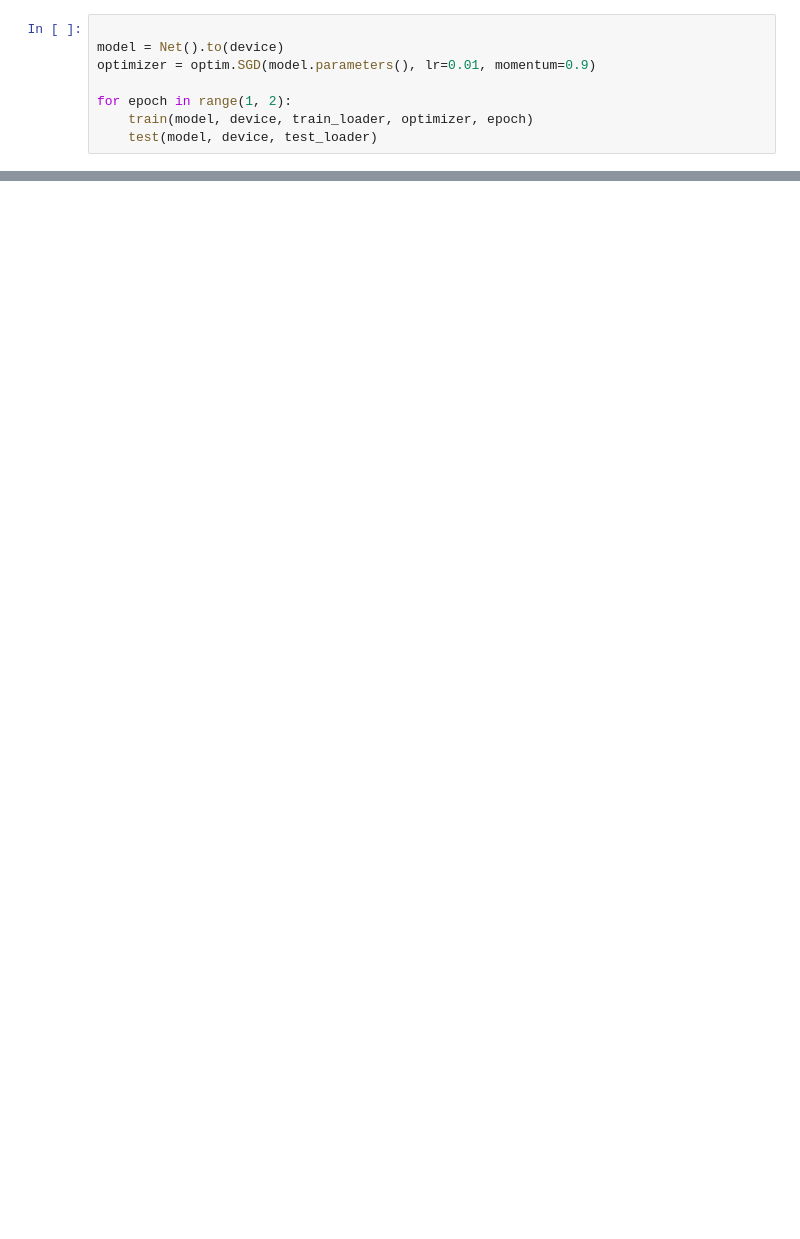
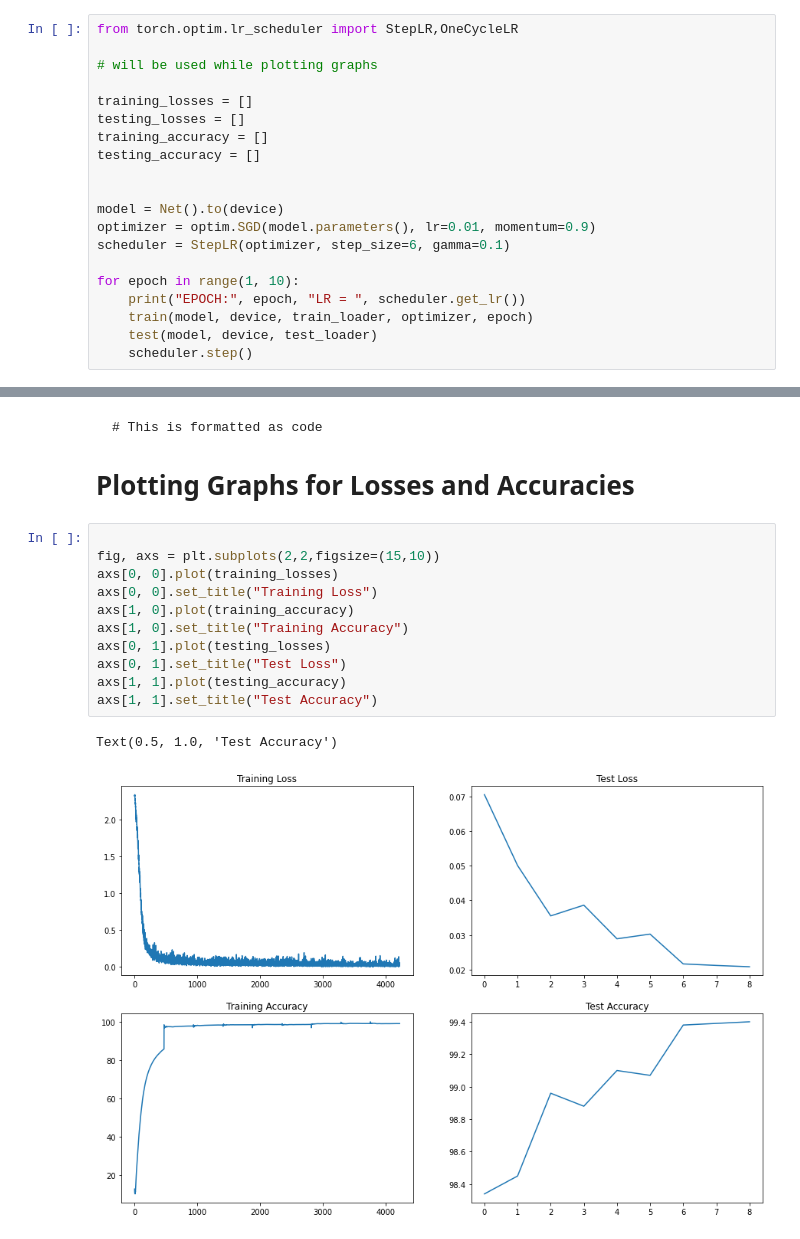
Before and after one commit to harshita23sharma/computer_vision, a Jupyter notebook: EVA4_Session_2.ipynb, the cells around one changed output, grey strips where cells are left out. Cells and saved outputs as stored; diff of their text form; blank space fills up the shorter version.

````diff
--- a/EVA4_Session_2.ipynb
+++ b/EVA4_Session_2.ipynb
@@ -90,8 +239,20 @@ def test(model, device, test_loader):
 # %%
+from torch.optim.lr_scheduler import StepLR,OneCycleLR
+
+# will be used while plotting graphs
+
+training_losses = []
+testing_losses = []
+training_accuracy = []
+testing_accuracy = []
+
 
 model = Net().to(device)
 optimizer = optim.SGD(model.parameters(), lr=0.01, momentum=0.9)
+scheduler = StepLR(optimizer, step_size=6, gamma=0.1)
 
-for epoch in range(1, 2):
+for epoch in range(1, 10):
+    print("EPOCH:", epoch, "LR = ", scheduler.get_lr())
     train(model, device, train_loader, optimizer, epoch)
     test(model, device, test_loader)
+    scheduler.step()
@@ -97,0 +278,22 @@ for epoch in range(1, 2):
+# %% [markdown]
+
+
+```
+# This is formatted as code
+```
+
+# Plotting Graphs for Losses and Accuracies
+# %%
+
+fig, axs = plt.subplots(2,2,figsize=(15,10))
+axs[0, 0].plot(training_losses)
+axs[0, 0].set_title("Training Loss")
+axs[1, 0].plot(training_accuracy)
+axs[1, 0].set_title("Training Accuracy")
+axs[0, 1].plot(testing_losses)
+axs[0, 1].set_title("Test Loss")
+axs[1, 1].plot(testing_accuracy)
+axs[1, 1].set_title("Test Accuracy")
+# %% [output]
+Text(0.5, 1.0, 'Test Accuracy')
+[figure, added]
````
Also changed, not shown: parts of 15 cells of this notebook.
